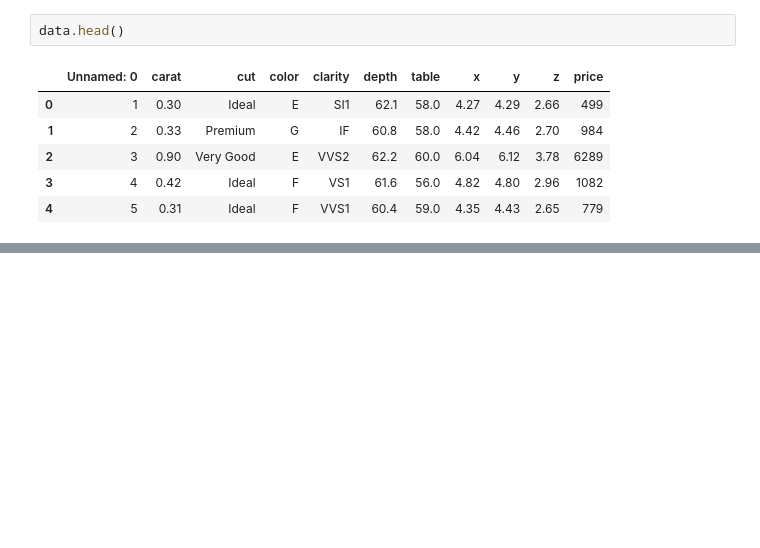
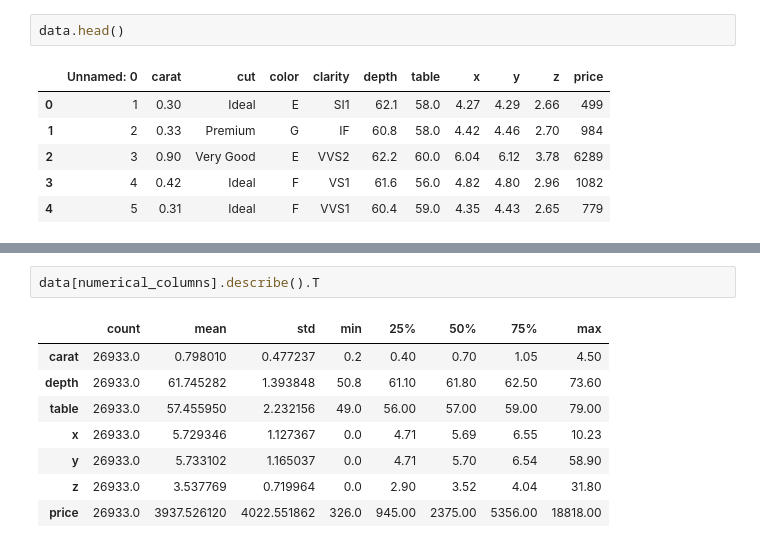
Before and after one commit to Arbajkhan777/DiamondPricePrediction-Docker-ML, a Jupyter notebook: notebooks/research.ipynb, the cells around one changed output, grey strips where cells are left out. Drawn from its saved outputs; the diff is of its cells as text; blank space fills up the shorter version.

```diff
--- a/notebooks/research.ipynb
+++ b/notebooks/research.ipynb
@@ -111,0 +170,11 @@ data.drop(labels='Unnamed: 0',axis=1)
+# %%
+data[numerical_columns].describe().T
+# %% [output]
+|  | count | mean | std | min | 25% | 50% | 75% | max |
+| carat | 26933.0 | 0.798010 | 0.477237 | 0.2 | 0.40 | 0.70 | 1.05 | 4.50 |
+| depth | 26933.0 | 61.745282 | 1.393848 | 50.8 | 61.10 | 61.80 | 62.50 | 73.60 |
+| table | 26933.0 | 57.455950 | 2.232156 | 49.0 | 56.00 | 57.00 | 59.00 | 79.00 |
+| x | 26933.0 | 5.729346 | 1.127367 | 0.0 | 4.71 | 5.69 | 6.55 | 10.23 |
+| y | 26933.0 | 5.733102 | 1.165037 | 0.0 | 4.71 | 5.70 | 6.54 | 58.90 |
+| z | 26933.0 | 3.537769 | 0.719964 | 0.0 | 2.90 | 3.52 | 4.04 | 31.80 |
+| price | 26933.0 | 3937.526120 | 4022.551862 | 326.0 | 945.00 | 2375.00 | 5356.00 | 18818.00 |
```
Also changed, not shown: parts of 15 cells of this notebook, 1 other file.
